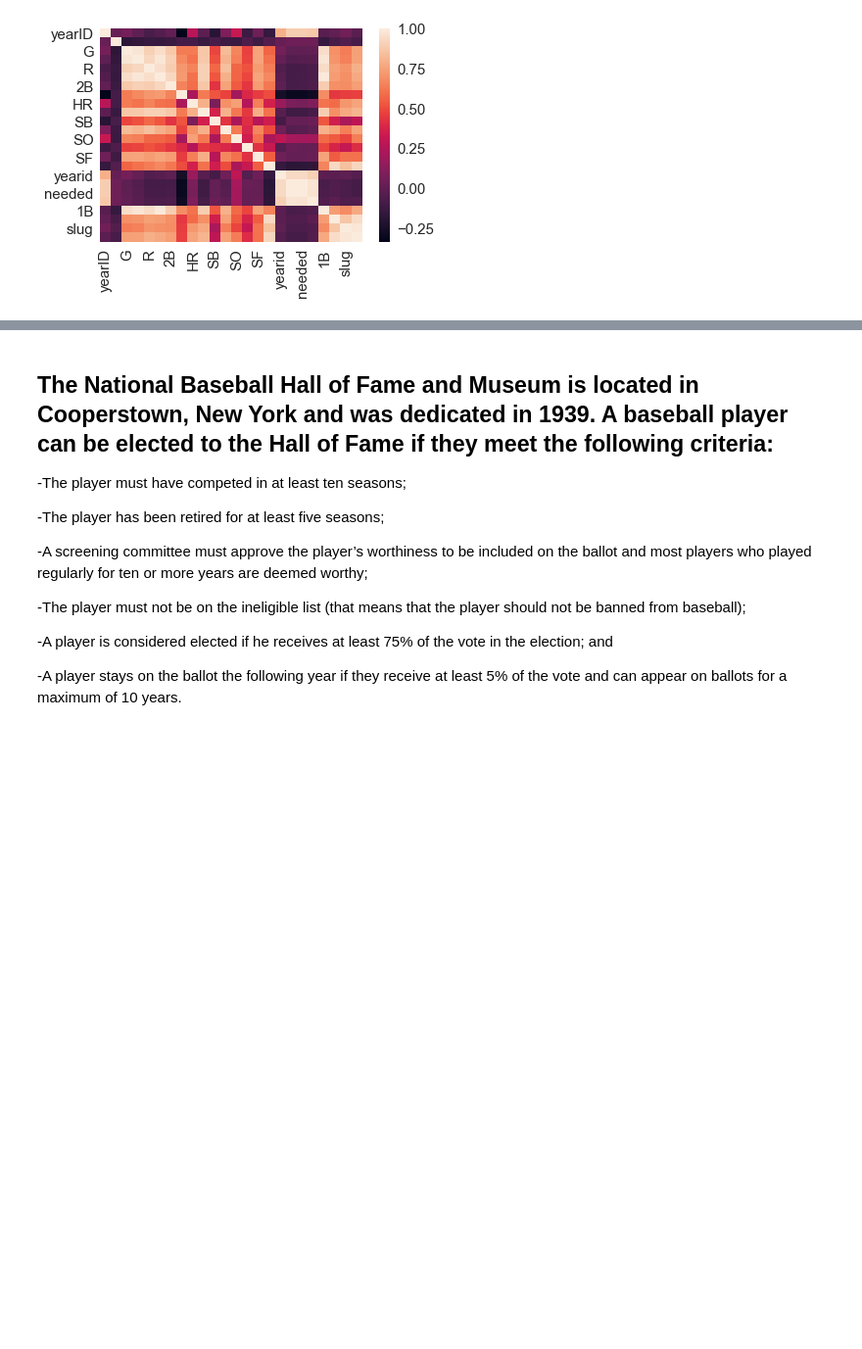
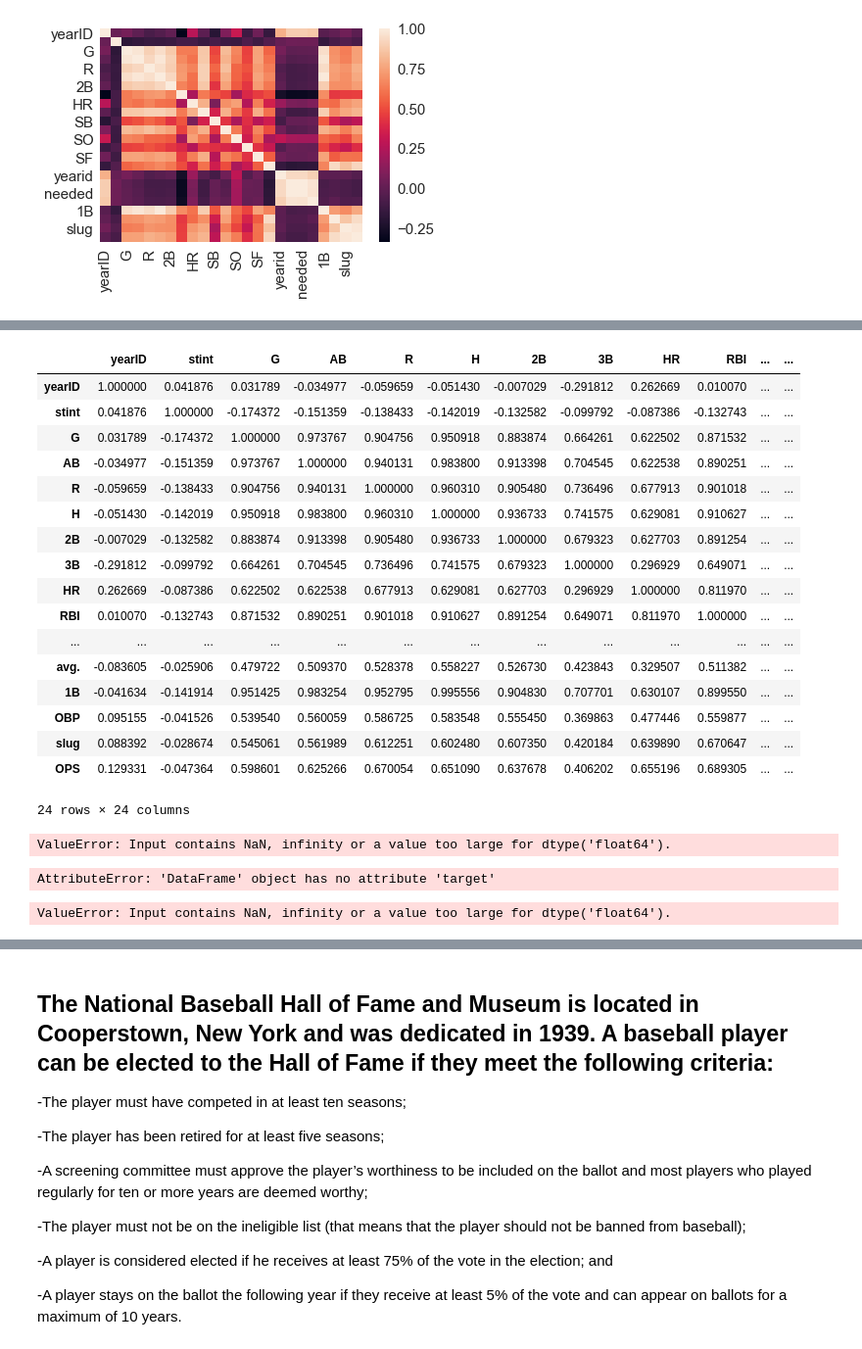
Before and after one commit to ezzanger/Advanced-Regression-Dills, a Jupyter notebook: Capstone Unit 3.ipynb, the cells around one changed output, grey strips where cells are left out. Shown at 98% size. Saved outputs shown, nothing was run; the diff lists cells and outputs as text; code cells hidden in the pictures; blank space fills up the shorter version.

```diff
--- a/Capstone Unit 3.ipynb
+++ b/Capstone Unit 3.ipynb
@@ -218,0 +290,21 @@ sb.heatmap(MasterID.corr())
+# %%
+MasterID.corr()
+# %% [output]
+|  | yearID | stint | G | AB | R | H | 2B | 3B | HR | RBI | ... | ... |
+| yearID | 1.000000 | 0.041876 | 0.031789 | -0.034977 | -0.059659 | -0.051430 | -0.007029 | -0.291812 | 0.262669 | 0.010070 | ... | ... |
+| stint | 0.041876 | 1.000000 | -0.174372 | -0.151359 | -0.138433 | -0.142019 | -0.132582 | -0.099792 | -0.087386 | -0.132743 | ... | ... |
+| G | 0.031789 | -0.174372 | 1.000000 | 0.973767 | 0.904756 | 0.950918 | 0.883874 | 0.664261 | 0.622502 | 0.871532 | ... | ... |
+| AB | -0.034977 | -0.151359 | 0.973767 | 1.000000 | 0.940131 | 0.983800 | 0.913398 | 0.704545 | 0.622538 | 0.890251 | ... | ... |
+| R | -0.059659 | -0.138433 | 0.904756 | 0.940131 | 1.000000 | 0.960310 | 0.905480 | 0.736496 | 0.677913 | 0.901018 | ... | ... |
+| H | -0.051430 | -0.142019 | 0.950918 | 0.983800 | 0.960310 | 1.000000 | 0.936733 | 0.741575 | 0.629081 | 0.910627 | ... | ... |
+| 2B | -0.007029 | -0.132582 | 0.883874 | 0.913398 | 0.905480 | 0.936733 | 1.000000 | 0.679323 | 0.627703 | 0.891254 | ... | ... |
+| 3B | -0.291812 | -0.099792 | 0.664261 | 0.704545 | 0.736496 | 0.741575 | 0.679323 | 1.000000 | 0.296929 | 0.649071 | ... | ... |
+| HR | 0.262669 | -0.087386 | 0.622502 | 0.622538 | 0.677913 | 0.629081 | 0.627703 | 0.296929 | 1.000000 | 0.811970 | ... | ... |
+| RBI | 0.010070 | -0.132743 | 0.871532 | 0.890251 | 0.901018 | 0.910627 | 0.891254 | 0.649071 | 0.811970 | 1.000000 | ... | ... |
+| ... | ... | ... | ... | ... | ... | ... | ... | ... | ... | ... | ... | ... |
+| avg. | -0.083605 | -0.025906 | 0.479722 | 0.509370 | 0.528378 | 0.558227 | 0.526730 | 0.423843 | 0.329507 | 0.511382 | ... | ... |
+| 1B | -0.041634 | -0.141914 | 0.951425 | 0.983254 | 0.952795 | 0.995556 | 0.904830 | 0.707701 | 0.630107 | 0.899550 | ... | ... |
+| OBP | 0.095155 | -0.041526 | 0.539540 | 0.560059 | 0.586725 | 0.583548 | 0.555450 | 0.369863 | 0.477446 | 0.559877 | ... | ... |
+| slug | 0.088392 | -0.028674 | 0.545061 | 0.561989 | 0.612251 | 0.602480 | 0.607350 | 0.420184 | 0.639890 | 0.670647 | ... | ... |
+| OPS | 0.129331 | -0.047364 | 0.598601 | 0.625266 | 0.670054 | 0.651090 | 0.637678 | 0.406202 | 0.655196 | 0.689305 | ... | ... |
+24 rows × 24 columns
@@ -218,0 +314,43 @@ sb.heatmap(MasterID.corr())
+# %%
+from sklearn.neighbors import KNeighborsClassifier
+
+neighbors = KNeighborsClassifier(n_neighbors=10)
+X = MasterID[['HR','RBI']]
+Y = MasterID.inducted
+neighbors.fit(X,Y)
+print(neighbors.predict([[25,70]]))
+print(neighbors.predict_proba([[25,70]]))
+# %% [output]
+ValueError: Input contains NaN, infinity or a value too large for dtype('float64').
+# %%
+X, y = MasterID, MasterID.target
+X_train, X_test, y_train, y_test = train_test_split(X, y, random_state=33)
+scaler = preprocessing.StandardScaler().fit(X_train)
+X_train = scaler.transform(X_train)
+X_test = scaler.transform(X_test)
+knn = neighbors.KNeighborsClassifier(n_neighbors=5)
+knn.fit(X_train, y_train)
+y_pred = knn.predict(X_test)
+accuracy_score(y_test, y_pred)
+# %% [output]
+AttributeError: 'DataFrame' object has no attribute 'target'
+# %%
+lr = LogisticRegression(C=1e9)
+
+
+# Fit the model.
+fit = lr.fit(X, Y)
+
+# Display.
+print('Coefficients')
+print(fit.coef_)
+print(fit.intercept_)
+pred_y_sklearn = lr.predict(X)
+
+print('\n Accuracy by admission status')
+print(pd.crosstab(pred_y_sklearn, Y))
+
+print('\n Percentage accuracy')
+print(lr.score(X, Y))
+# %% [output]
+ValueError: Input contains NaN, infinity or a value too large for dtype('float64').
```
Also changed, not shown: parts of 11 cells of this notebook.
